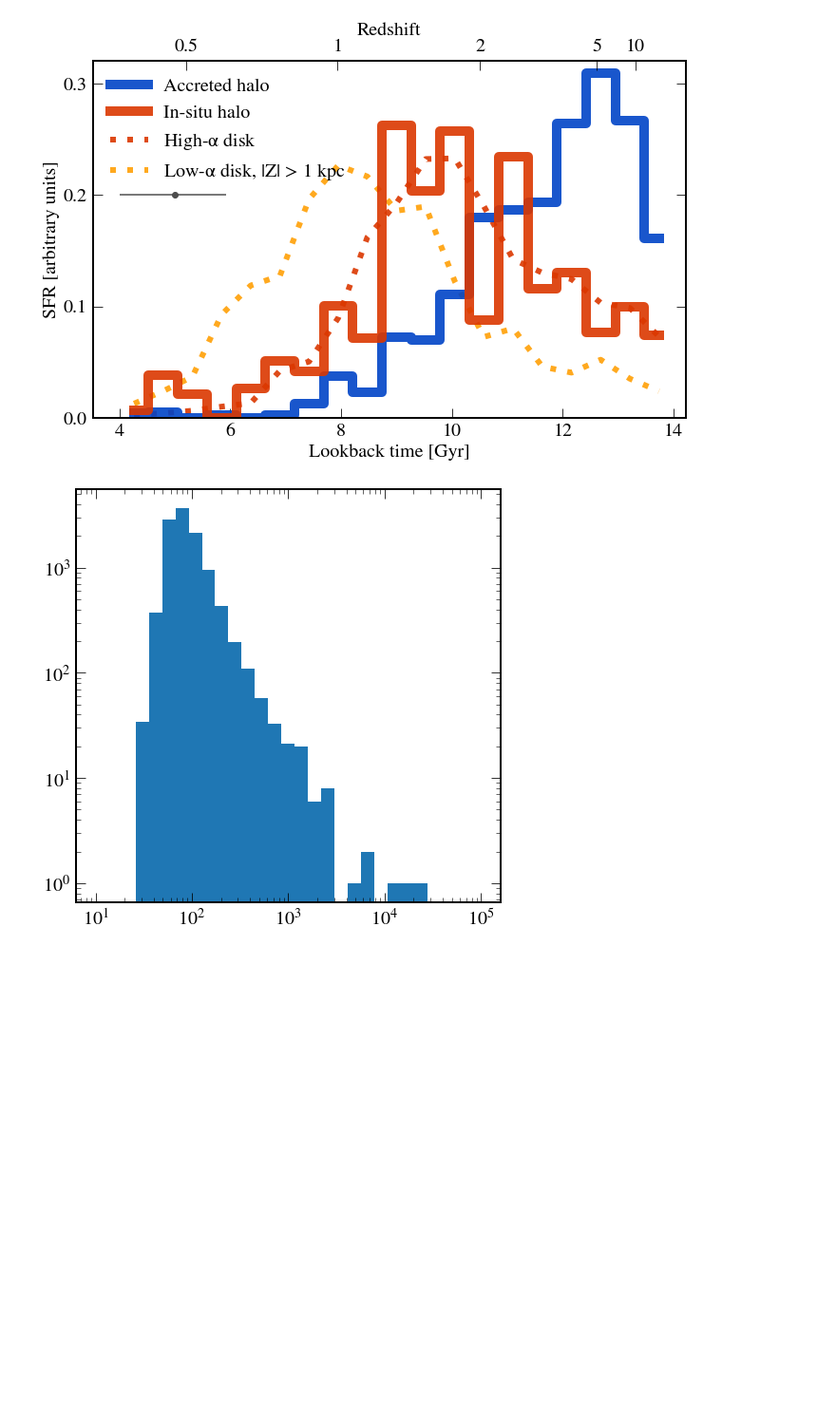
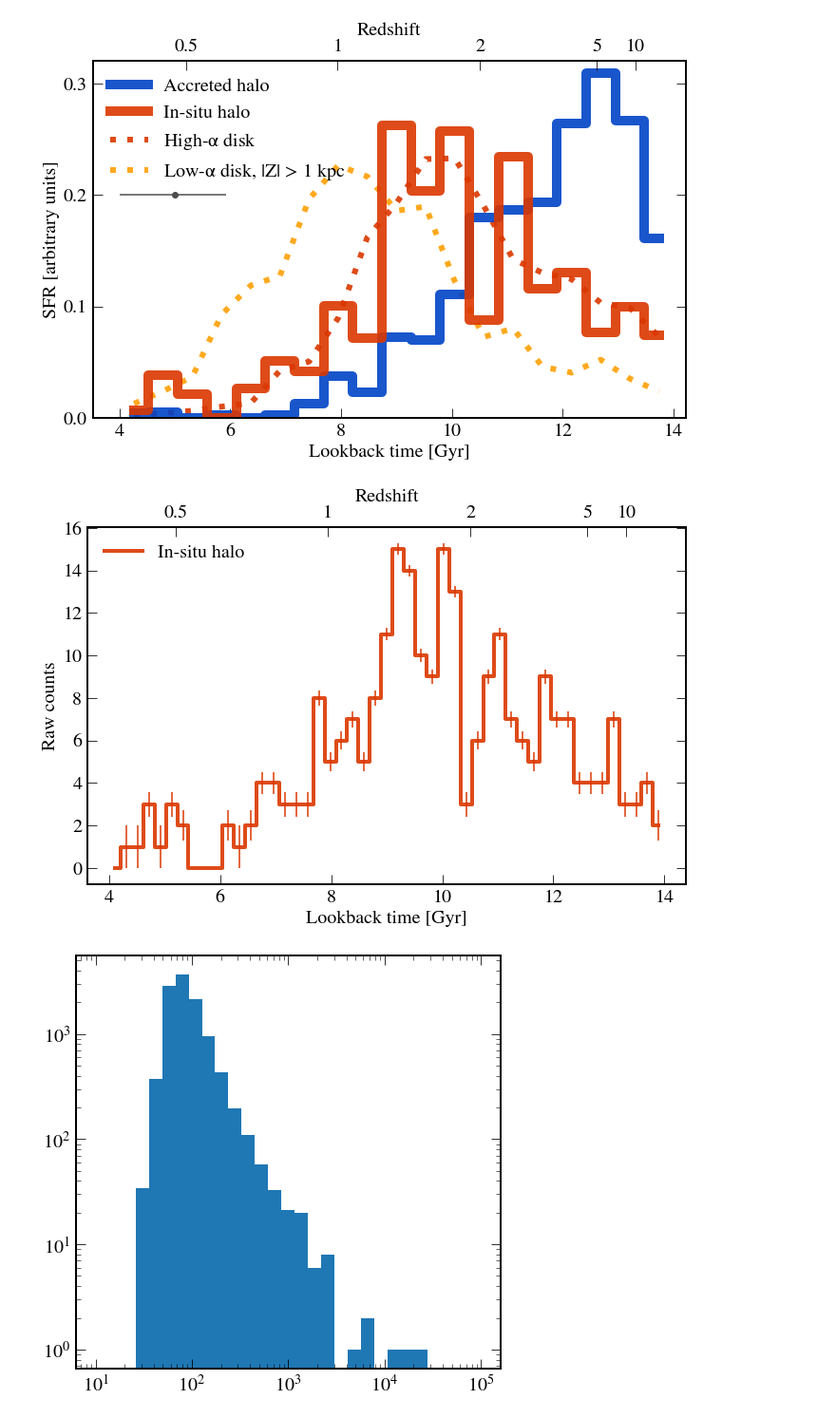
Before and after one commit to abonaca/mw_timing, a Jupyter notebook: notebooks/weights.ipynb, the cells around one changed output. Shown at 95% size. Cells and saved outputs as stored; diff of their text form; code cells hidden in the pictures; blank space fills up the shorter version.

Commit message:
fine age histogram ish

```diff
--- a/notebooks/weights.ipynb
+++ b/notebooks/weights.ipynb
@@ -180,6 +180,62 @@ plt.tight_layout()
 plt.savefig('../plots/ages_weighted.png')
 # %% [output]
 [figure]
+# %%
+ivar = age_err**-1
+ivar = np.ones_like(age_err)
+
+# ivar = tw['total_weight']**-1
+# ind_bad = (tw['total_weight']<=0) | (ivar>3000)
+abins = np.linspace(4,14,50)
+abcen = 0.5 * (abins[1:] + abins[:-1])
+
+h_accreted, be = np.histogram(age[ind_safeage & ind_ge & ~ind_bad], weights=ivar[ind_safeage & ind_ge & ~ind_bad],
+                              bins=abins, density=False)
+h_insitu, be = np.histogram(age[ind_safeage & ind_splash & ~ind_bad],
+                            weights=ivar[ind_safeage & ind_splash & ~ind_bad], bins=abins, density=False)
+h_higha, be = np.histogram(age[ind_safeage & ind_thick & ~ind_bad],
+                           weights=ivar[ind_safeage & ind_thick & ~ind_bad], bins=abins, density=True)
+h_lowa, be = np.histogram(age[ind_safeage & ind_lowa & ~ind_bad],
+                          weights=ivar[ind_safeage & ind_lowa & ~ind_bad], bins=abins, density=True)
+
+wsum_insitu, be, bn = scipy.stats.binned_statistic(age[ind_safeage & ind_splash & ~ind_bad],
+                                             ivar[ind_safeage & ind_splash & ~ind_bad],
+                                             statistic='sum', bins=abins)
+perr_insitu = wsum_insitu**-0.5
+
+
+plt.figure(figsize=(10,7))
+
+# plt.plot(abcen, h_accreted, color=blue, lw=4, alpha=0.9, drawstyle='steps-mid', label='Accreted halo')
+plt.plot(abcen, h_insitu, color=orange, lw=4, alpha=0.9, drawstyle='steps-mid', label='In-situ halo')
+plt.errorbar(abcen, h_insitu, yerr=perr_insitu, color=orange, fmt='none')
+# plt.plot(abcen, h_higha, color=orange, lw=2, alpha=0.9, ls=':', dashes=[1,2], drawstyle='default', zorder=0,
+#          label='High-$\\alpha$ disk')
+# plt.plot(abcen, h_lowa, color=gold, lw=2, alpha=0.9, ls=':', dashes=[1,2], drawstyle='default', zorder=0,
+#          label='Low-$\\alpha$ disk, |Z| > 1 kpc')
+
+# plt.errorbar(np.array([5]), np.array([1250]), yerr=None,
+#              xerr=np.array([np.median(age_lerr[ind_safeage]), np.median(age_uerr[ind_safeage])])[:,np.newaxis],
+#              fmt='o', color='0.3', capsize=0)
+
+# plt.ylim(0,0.32)
+# plt.gca().yaxis.set_major_locator(mpl.ticker.MultipleLocator(0.1))
+plt.legend(loc=2, frameon=False )
+plt.xlabel('Lookback time [Gyr]')
+plt.ylabel('Raw counts')
+# plt.ylabel('SFR [arbitrary units]')
+
+ax1 = plt.gca()
+ax2 = ax1.twiny()
+ax2.set_xlim(ax1.get_xlim())
+ax2.set_xticks(lookback)
+ax2.set_xticklabels(zlabel)
+ax2.set_xlabel('Redshift')
+
+plt.tight_layout()
+plt.savefig('../plots/ages_raw_fine.png')
+# %% [output]
+[figure, added]
 # %%
 plt.hist(ivar, bins=np.logspace(1,5,30), log=True);
 
```
